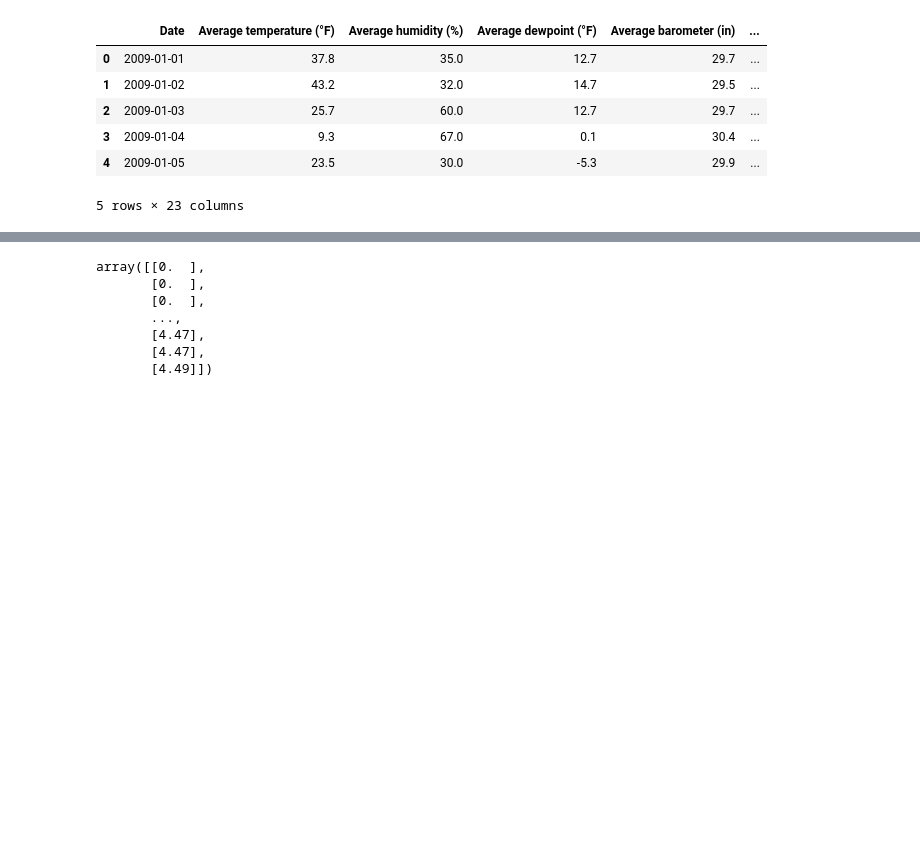
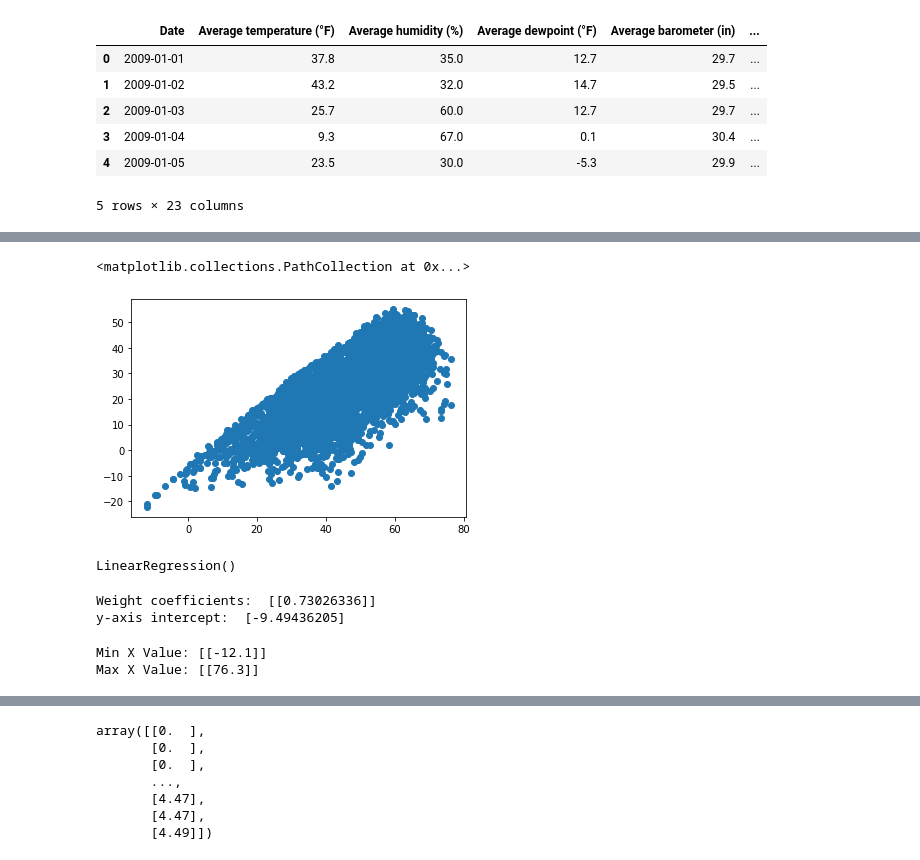
Before and after one commit to LiquidRonnie/Project-2, a Jupyter notebook: Project-2 Code/Linear Regression.ipynb, the cells around one changed output, grey strips where cells are left out. Saved outputs shown, nothing was run; the diff lists cells and outputs as text; code cells hidden in the pictures; blank space fills up the shorter version.

```diff
--- a/Project-2 Code/Linear Regression.ipynb
+++ b/Project-2 Code/Linear Regression.ipynb
@@ -19,0 +22,5 @@ sea_lvl.head()
+# %%
+# Assign the data to X and y
+X = sea_lvl.avg_temp.values.reshape(-1, 1)
+y = sea_lvl.avg_dewpoint.values.reshape(-1,1)
+y
@@ -19,0 +35,7 @@ sea_lvl.head()
+# %%
+# Plot the data
+
+plt.scatter(X,y)
+# %% [output]
+<matplotlib.collections.PathCollection at 0x...>
+[figure, added]
@@ -19,0 +48,18 @@ sea_lvl.head()
+# %%
+model.fit(X, y)
+# %% [output]
+LinearRegression()
+# %%
+print('Weight coefficients: ', model.coef_)
+print('y-axis intercept: ', model.intercept_)
+# %% [output]
+Weight coefficients:  [[0.73026336]]
+y-axis intercept:  [-9.49436205]
+# %%
+x_min = np.array([[X.min()]])
+x_max = np.array([[X.max()]])
+print(f"Min X Value: {x_min}")
+print(f"Max X Value: {x_max}")
+# %% [output]
+Min X Value: [[-12.1]]
+Max X Value: [[76.3]]
```
Also changed, not shown: parts of 13 cells of this notebook.
